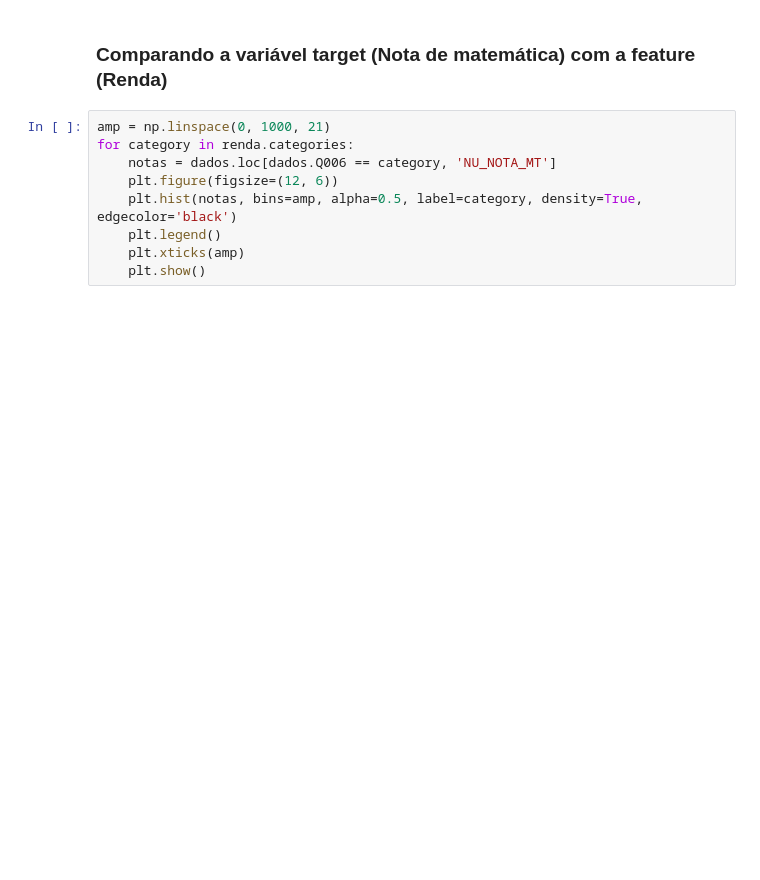
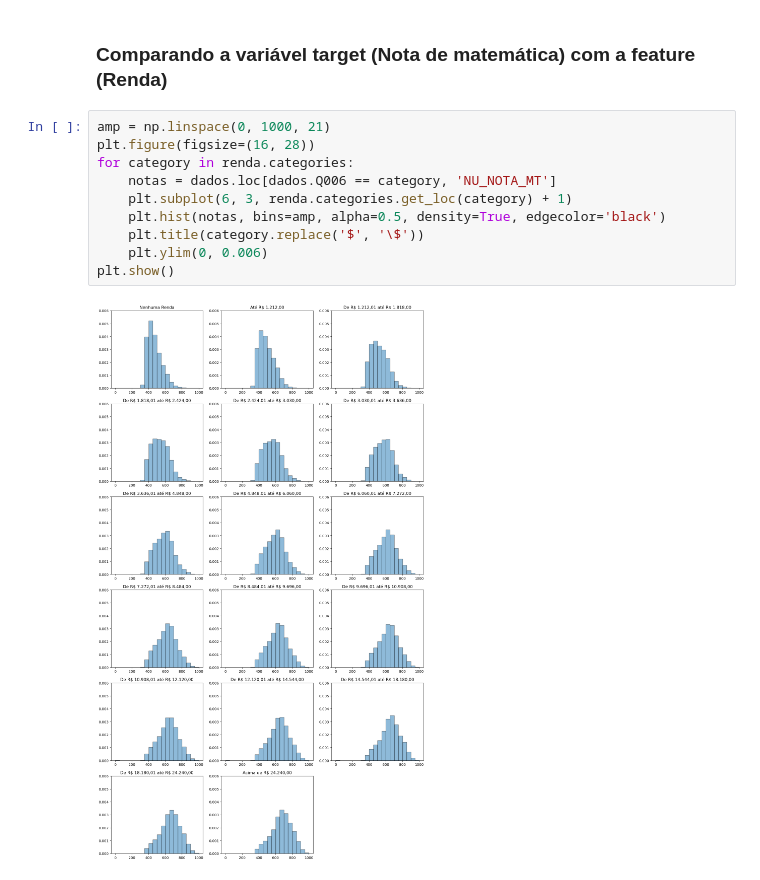
Before and after one commit to Phvr06/Proj2-Cdados, a Jupyter notebook: main.ipynb, the cells around one changed output. Drawn from its saved outputs; the diff is of its cells as text; blank space fills up the shorter version.

```diff
--- a/main.ipynb
+++ b/main.ipynb
@@ -97,12 +136,15 @@ dados.groupby('IN_TREINEIRO').describe()['NU_NOTA_MT'].T.apply(lambda x: x.round
 ### Comparando a variável target (Nota de matemática) com a feature (Renda)
 # %%
 amp = np.linspace(0, 1000, 21)
+plt.figure(figsize=(16, 28))
 for category in renda.categories:
     notas = dados.loc[dados.Q006 == category, 'NU_NOTA_MT']
-    plt.figure(figsize=(12, 6))
-    plt.hist(notas, bins=amp, alpha=0.5, label=category, density=True, edgecolor='black')
-    plt.legend()
-    plt.xticks(amp)
-    plt.show()
+    plt.subplot(6, 3, renda.categories.get_loc(category) + 1)
+    plt.hist(notas, bins=amp, alpha=0.5, density=True, edgecolor='black')
+    plt.title(category.replace('$', '\$'))
+    plt.ylim(0, 0.006)
+plt.show()
+# %% [output]
+[figure, added]
 # %%
 dados.groupby('Q006').describe()['NU_NOTA_MT'].T.apply(lambda x: x.round(2))
```
Also changed, not shown: parts of 10 cells of this notebook.
